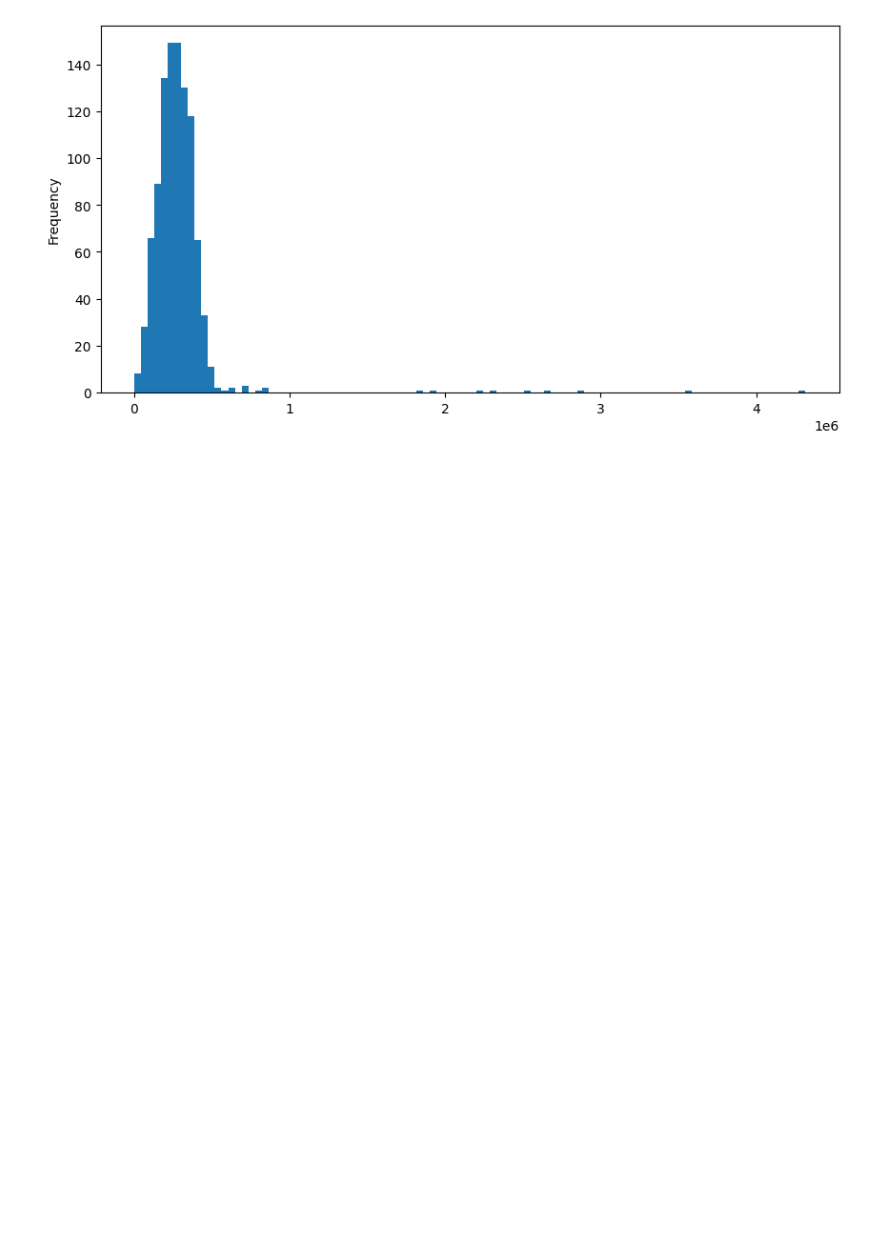
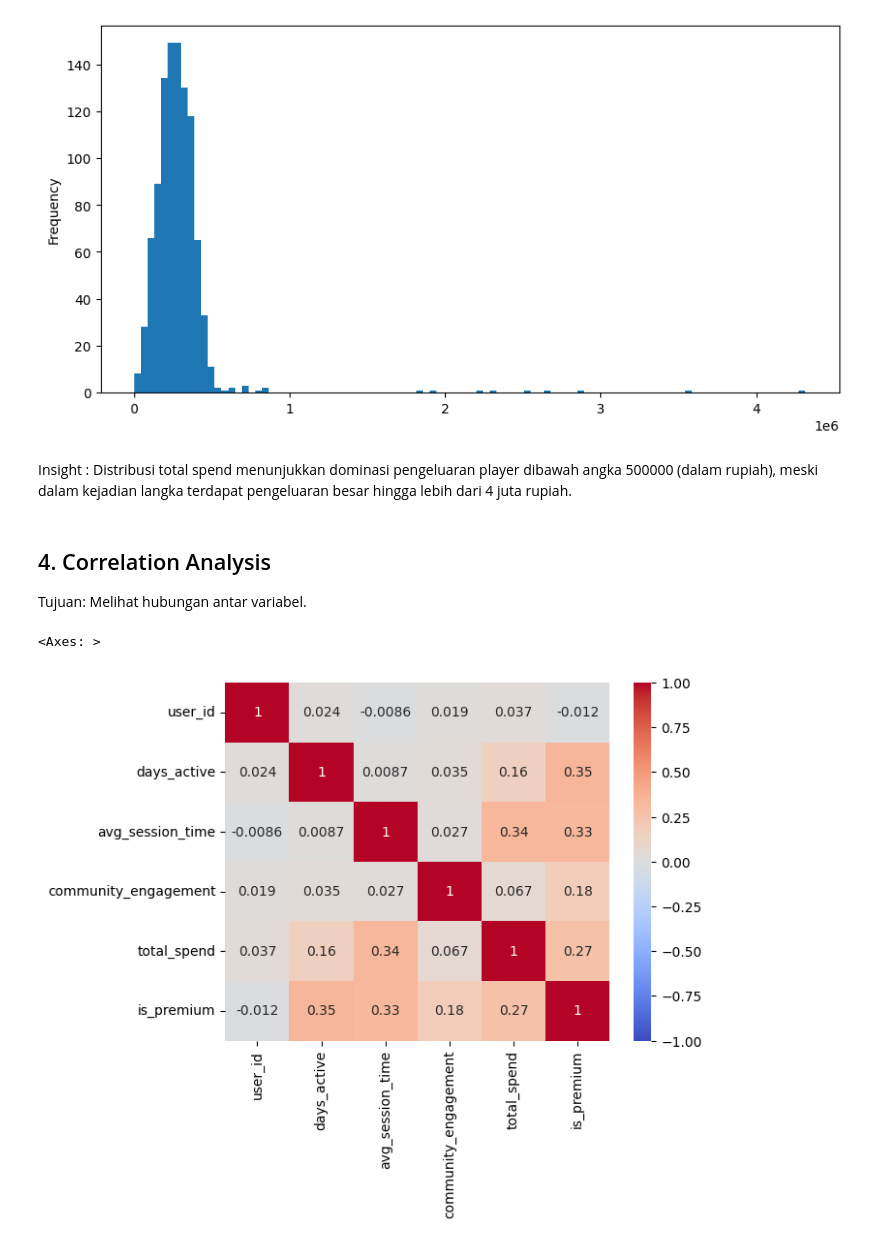
Before and after one commit to RyannPy/fitting-a-model-to-data, a Jupyter notebook: analysis.ipynb, the cells around one changed output. Drawn from its saved outputs; the diff is of its cells as text; code cells hidden in the pictures; blank space fills up the shorter version.

Commit message:
feat: correlation analysis

```diff
--- a/analysis.ipynb
+++ b/analysis.ipynb
@@ -100,3 +100,13 @@ df["total_spend"].plot(kind="hist", bins=100, figsize=(10, 5))
 # %% [output]
 <Axes: ylabel='Frequency'>
 [figure]
+# %% [markdown]
+Insight : Distribusi total spend menunjukkan dominasi pengeluaran player dibawah angka 500000 (dalam rupiah), meski dalam kejadian langka terdapat pengeluaran besar hingga lebih dari 4 juta rupiah.
+# %% [markdown]
+## 4. Correlation Analysis
+Tujuan: Melihat hubungan antar variabel.
+# %%
+sns.heatmap(df.corr(), annot=True, cmap="coolwarm", vmin=-1, vmax=1)
+# %% [output]
+<Axes: >
+[figure, added]
```
Also changed, not shown: parts of 1 cell of this notebook.
